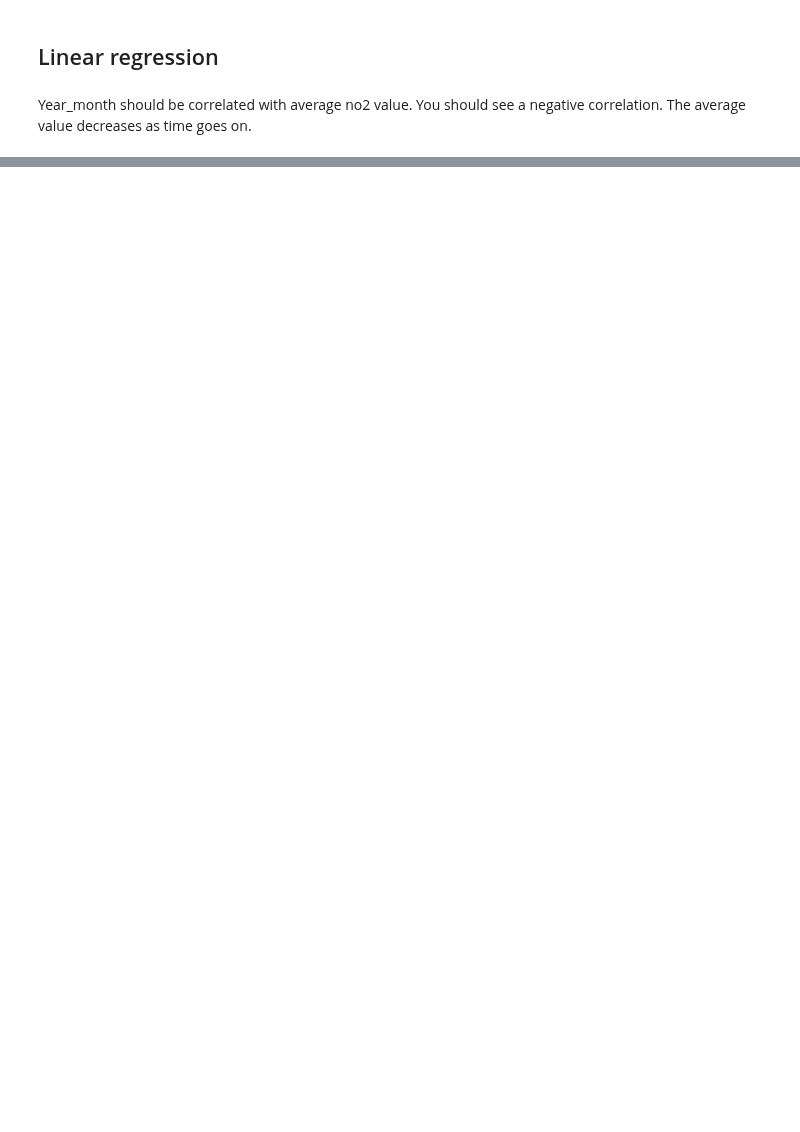
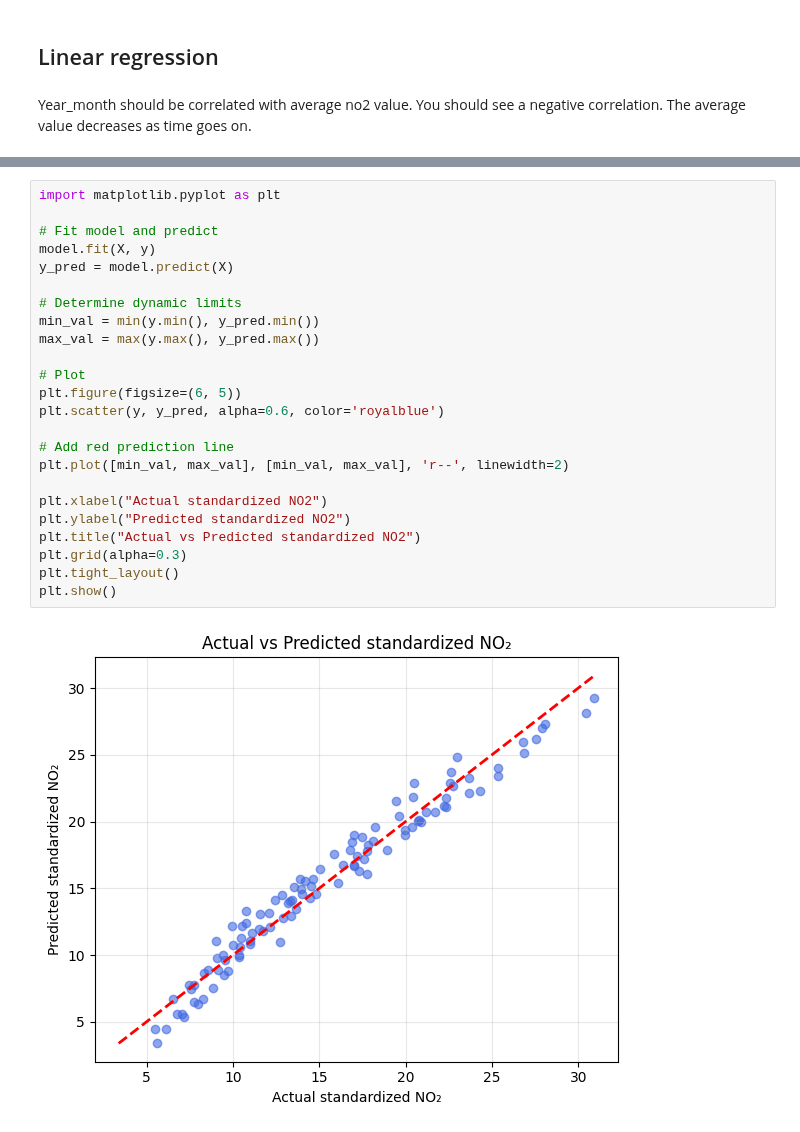
Before and after one commit to R-Zaid/DSS-project, a Jupyter notebook: main/Preprocessors/NO2_dataset.ipynb, the cells around one changed output, grey strips where cells are left out. Saved outputs shown, nothing was run; the diff lists cells and outputs as text; blank space fills up the shorter version.

```diff
--- a/main/Preprocessors/NO2_dataset.ipynb
+++ b/main/Preprocessors/NO2_dataset.ipynb
@@ -1151,0 +1117,26 @@ plt.show()
+# %%
+import matplotlib.pyplot as plt
+
+# Fit model and predict
+model.fit(X, y)
+y_pred = model.predict(X)
+
+# Determine dynamic limits
+min_val = min(y.min(), y_pred.min())
+max_val = max(y.max(), y_pred.max())
+
+# Plot
+plt.figure(figsize=(6, 5))
+plt.scatter(y, y_pred, alpha=0.6, color='royalblue')
+
+# Add red prediction line
+plt.plot([min_val, max_val], [min_val, max_val], 'r--', linewidth=2)
+
+plt.xlabel("Actual standardized NO2")
+plt.ylabel("Predicted standardized NO2")
+plt.title("Actual vs Predicted standardized NO2")
+plt.grid(alpha=0.3)
+plt.tight_layout()
+plt.show()
+# %% [output]
+[figure, added]
```
Also changed, not shown: parts of 23 cells of this notebook, 1 other file.
